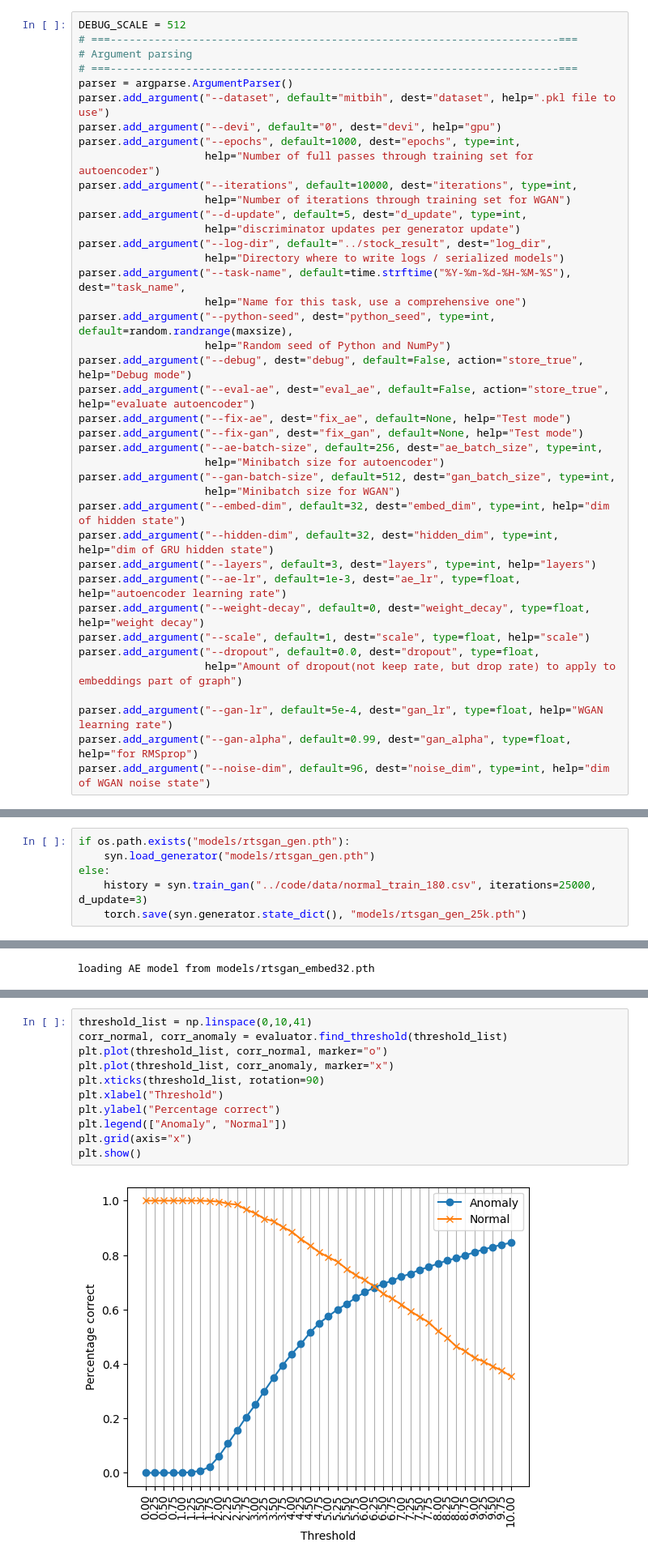
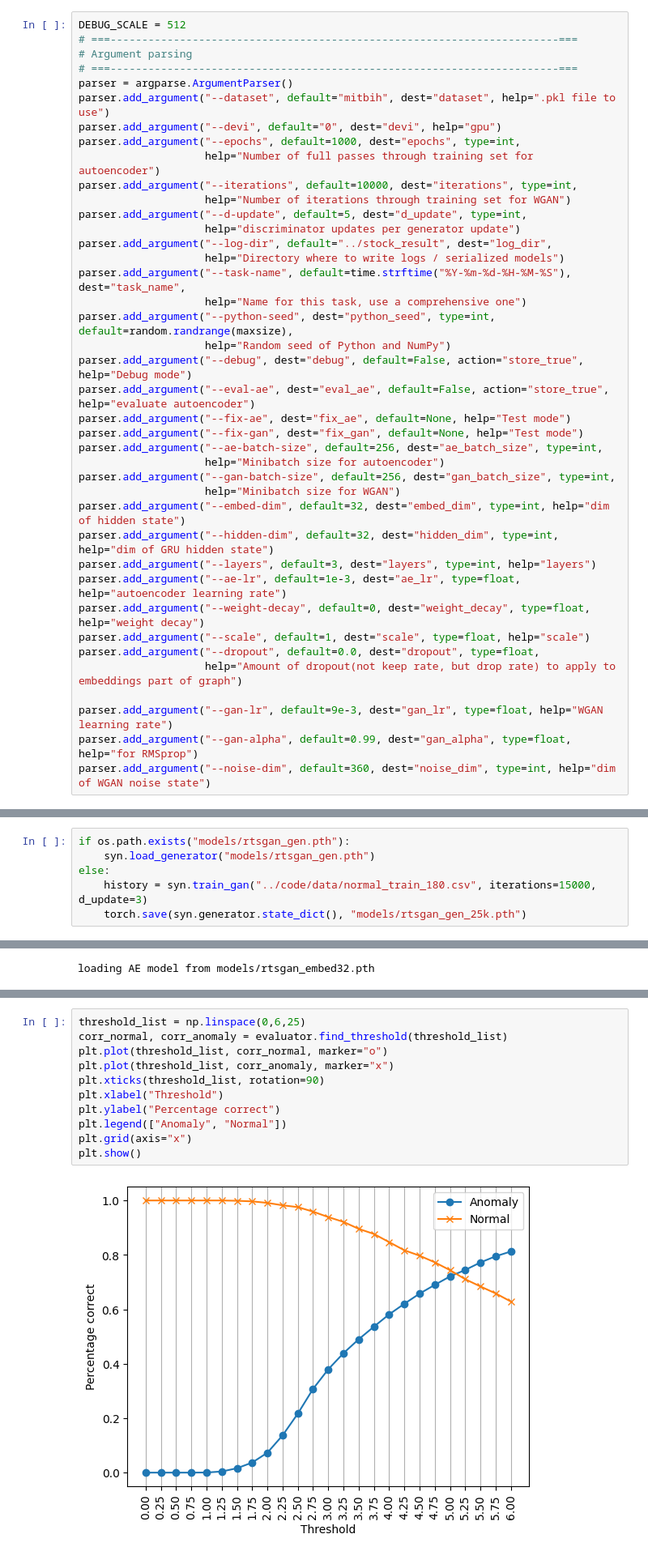
Before and after one commit to sjjtu/MAthesis, a Jupyter notebook: code/train_model_rtsgan.ipynb, the cells around one changed output, grey strips where cells are left out. Shown at 81% size. Cells and saved outputs as stored; diff of their text form.

```diff
--- a/code/train_model_rtsgan.ipynb
+++ b/code/train_model_rtsgan.ipynb
@@ -91,7 +91,7 @@ parser.add_argument("--fix-ae", dest="fix_ae", default=None, help="Test mode")
 parser.add_argument("--fix-gan", dest="fix_gan", default=None, help="Test mode")
 parser.add_argument("--ae-batch-size", default=256, dest="ae_batch_size", type=int,
                     help="Minibatch size for autoencoder")
-parser.add_argument("--gan-batch-size", default=512, dest="gan_batch_size", type=int,
+parser.add_argument("--gan-batch-size", default=256, dest="gan_batch_size", type=int,
                     help="Minibatch size for WGAN")
 parser.add_argument("--embed-dim", default=32, dest="embed_dim", type=int, help="dim of hidden state")
 parser.add_argument("--hidden-dim", default=32, dest="hidden_dim", type=int, help="dim of GRU hidden state")
@@ -102,7 +102,7 @@ parser.add_argument("--scale", default=1, dest="scale", type=float, help="scale"
 parser.add_argument("--dropout", default=0.0, dest="dropout", type=float,
                     help="Amount of dropout(not keep rate, but drop rate) to apply to embeddings part of graph")
 
-parser.add_argument("--gan-lr", default=5e-4, dest="gan_lr", type=float, help="WGAN learning rate")
+parser.add_argument("--gan-lr", default=9e-3, dest="gan_lr", type=float, help="WGAN learning rate")
 parser.add_argument("--gan-alpha", default=0.99, dest="gan_alpha", type=float, help="for RMSprop")
-parser.add_argument("--noise-dim", default=96, dest="noise_dim", type=int, help="dim of WGAN noise state")
+parser.add_argument("--noise-dim", default=360, dest="noise_dim", type=int, help="dim of WGAN noise state")
 # %% [output]
@@ -222,6 +215,6 @@ loading AE model from models/lstmae_180_embed32.pth
 if os.path.exists("models/rtsgan_gen.pth"):
     syn.load_generator("models/rtsgan_gen.pth")
 else:
-    history = syn.train_gan("../code/data/normal_train_180.csv", iterations=25000, d_update=3)
+    history = syn.train_gan("../code/data/normal_train_180.csv", iterations=15000, d_update=3)
     torch.save(syn.generator.state_dict(), "models/rtsgan_gen_25k.pth")
 # %% [output]
@@ -347,14 +323,14 @@ plt.show()
 # %%
-threshold_list = np.linspace(0,10,41)
+threshold_list = np.linspace(0,6,25)
 corr_normal, corr_anomaly = evaluator.find_threshold(threshold_list)
 plt.plot(threshold_list, corr_normal, marker="o")
 plt.plot(threshold_list, corr_anomaly, marker="x")
 plt.xticks(threshold_list, rotation=90)
 plt.xlabel("Threshold")
 plt.ylabel("Percentage correct")
 plt.legend(["Anomaly", "Normal"])
 plt.grid(axis="x")
 plt.show()
 # %% [output]
-[figure, old version]
+[figure, new version]
 # %%
```
Also changed, not shown: parts of 9 cells of this notebook, 28 other files.
